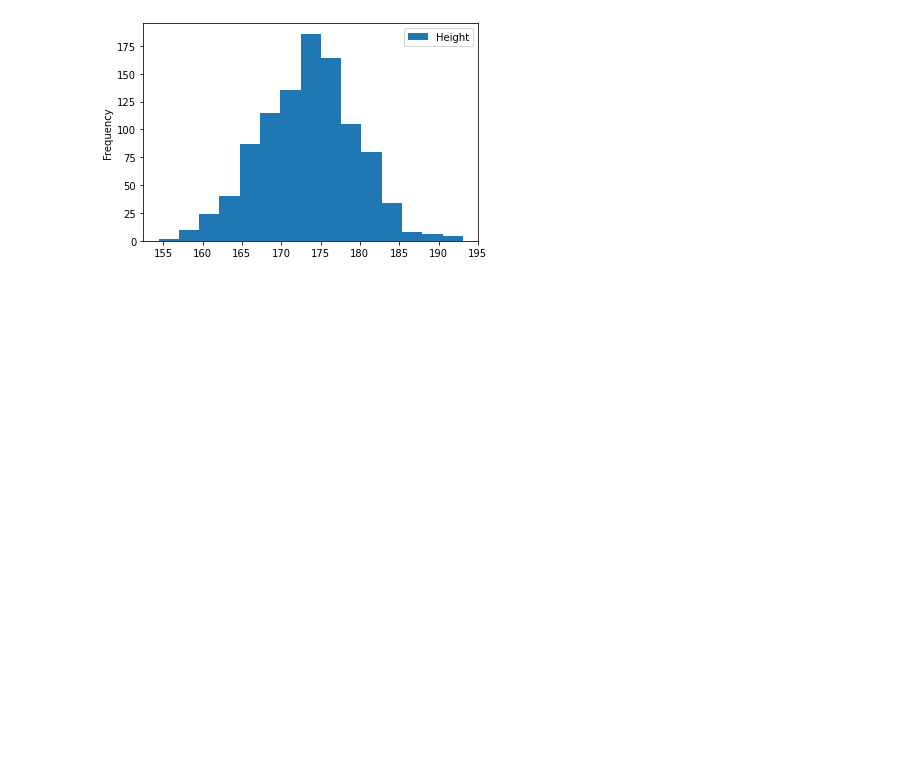
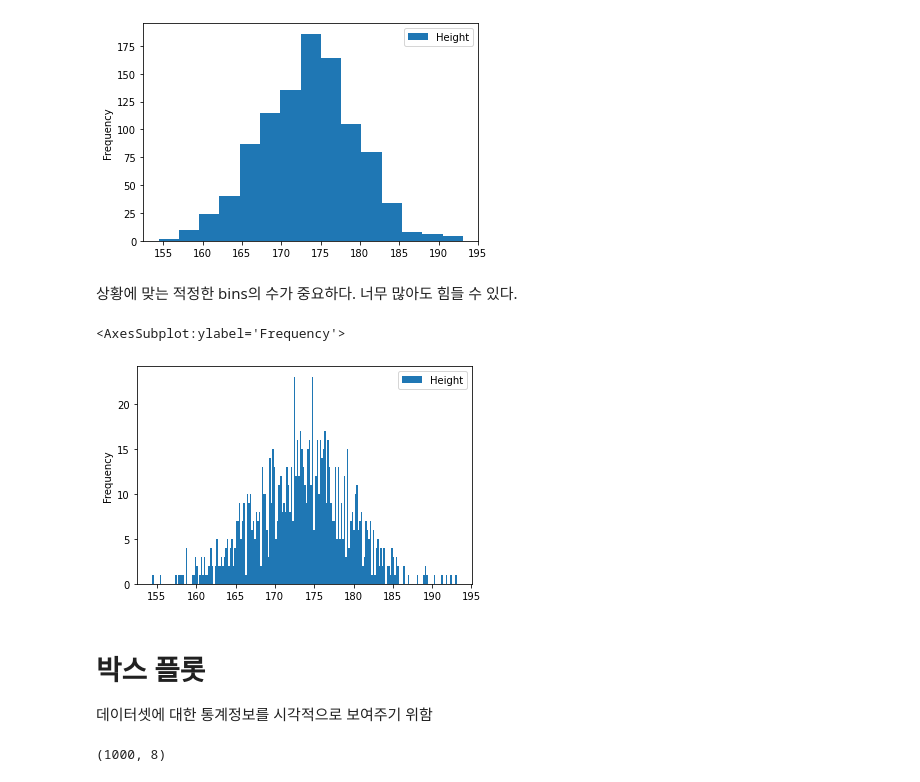
Before and after one commit to julesdata/Python, a Jupyter notebook: 코드잇_데이터사이언스입문/3_1.시각화와 그래프.ipynb, the cells around one changed output. Cells and saved outputs as stored; diff of their text form; code cells hidden in the pictures; blank space fills up the shorter version.

```diff
--- a/코드잇_데이터사이언스입문/3_1.시각화와 그래프.ipynb
+++ b/코드잇_데이터사이언스입문/3_1.시각화와 그래프.ipynb
@@ -410,3 +410,18 @@ df.plot(kind = 'hist', y = 'Height', bins = 15) # 막대 수
 # %% [output]
 <AxesSubplot:ylabel='Frequency'>
 [figure]
+# %% [markdown]
+상황에 맞는 적정한 bins의 수가 중요하다. 너무 많아도 힘들 수 있다.
+# %%
+df.plot(kind = 'hist', y = 'Height', bins = 200)
+# %% [output]
+<AxesSubplot:ylabel='Frequency'>
+[figure, added]
+# %% [markdown]
+# 박스 플롯
+데이터셋에 대한 통계정보를 시각적으로 보여주기 위함
+# %%
+df = pd.read_csv('data/exam.csv')
+df.shape
+# %% [output]
+(1000, 8)
```
Also changed, not shown: parts of 7 cells of this notebook.
